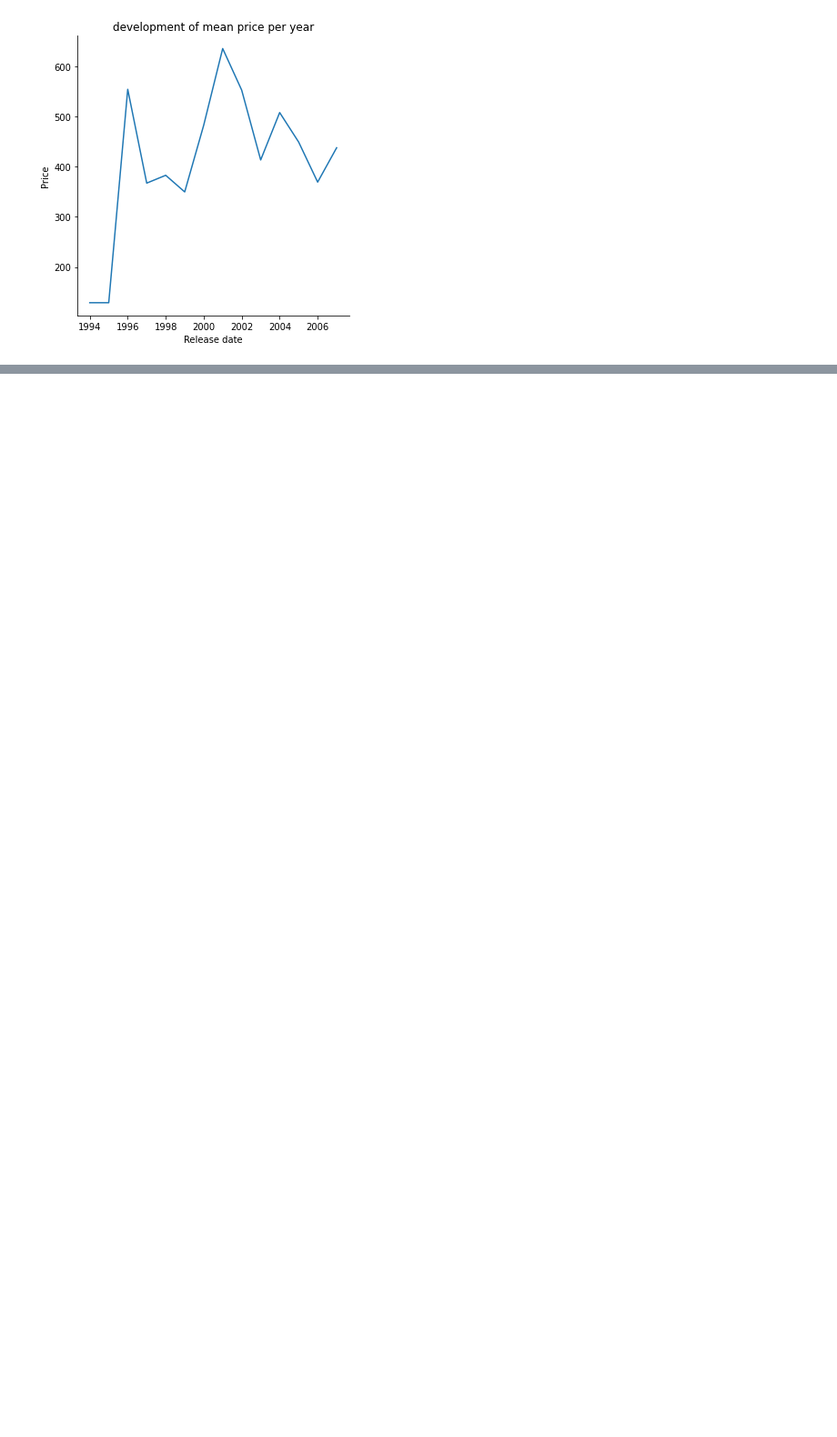
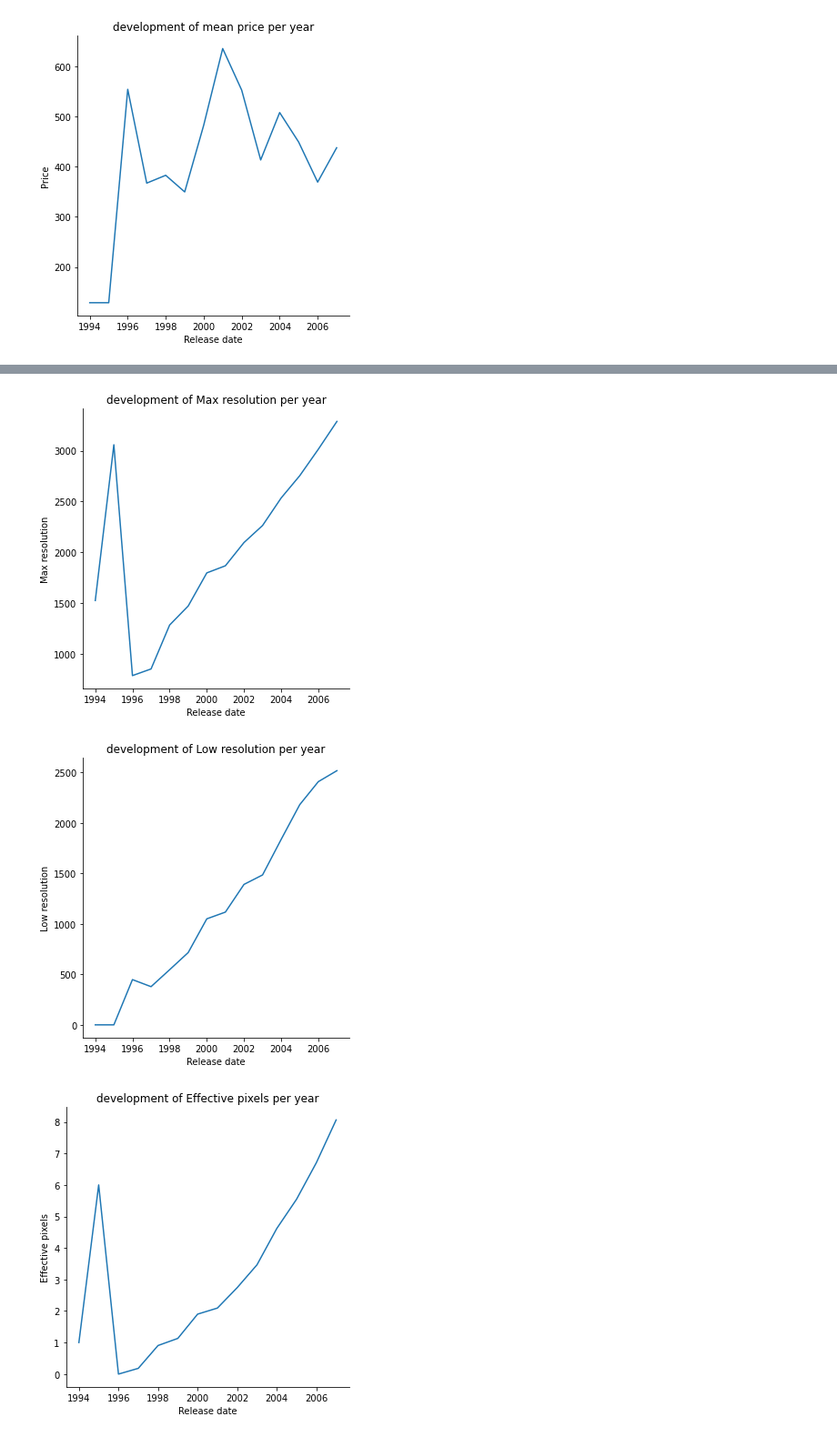
Before and after one commit to juro95/Camera-Data-Science-Project, a Jupyter notebook: 1000cameras.ipynb, the cells around one changed output, grey strips where cells are left out. Shown at 91% size. Cells and saved outputs as stored; diff of their text form; code cells hidden in the pictures; blank space fills up the shorter version.

Commit message:
property development

```diff
--- a/1000cameras.ipynb
+++ b/1000cameras.ipynb
@@ -49,17 +53,13 @@ following this, we have a look on the shape of the dataset and the columns.
 print(camera_new.shape)
 print(camera_new.columns)
 
-columns_without_date = []
 
-columns_without_price_date = []
+columns_without_price_date_model = []
 
-# for column in camera_new.columns :
-    #     if column != "Release date" or column != "Price":
-    #         columns_without_price_date.append(column)
 
-# for column in camera_new.columns :
-    #     if column != "Release date":
-    #         columns_without_date.append(column)
+for column in camera_new.columns :
+        if column != "Release date" and column != "Price" and column != "Model":
+            columns_without_price_date_model.append(column)
 
 
 
@@ -129,0 +128,16 @@ In the countplot we can clearly see, that there are a lot more cameras in the da
+# %%
+#different properties
+
+# sns.relplot(x = "Release date", y = "Effective pixels", data = mean_camera, kind = "line")
+# plt.title("development of pixels per year")
+
+for properties in columns_without_price_date_model :
+    sns.relplot(x = "Release date", y = f"{properties}", data = mean_camera, kind = "line")
+    plt.title(f"development of {properties} per year")
+    plt.show
+
+#plt.show()
+# %% [output]
+[figure, added]
+[figure, added]
+[figure, added]
```
Also changed, not shown: parts of 5 cells of this notebook.
